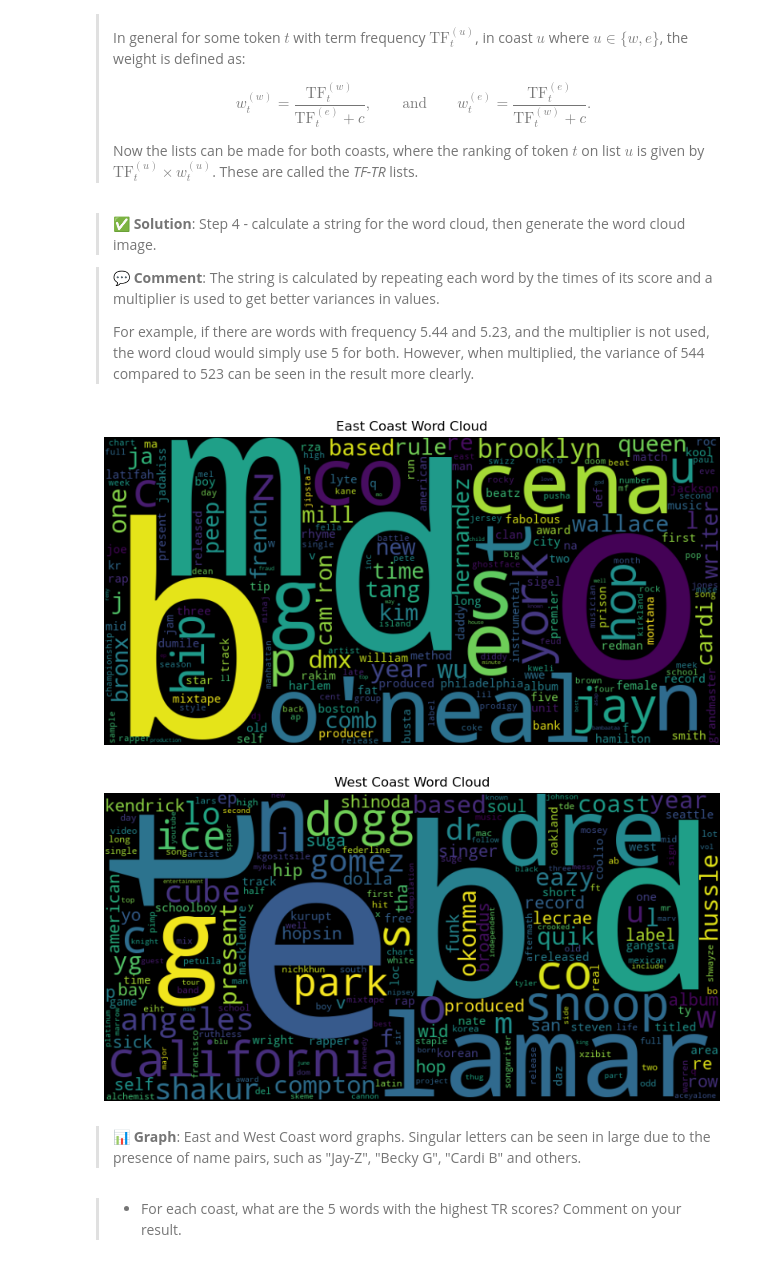
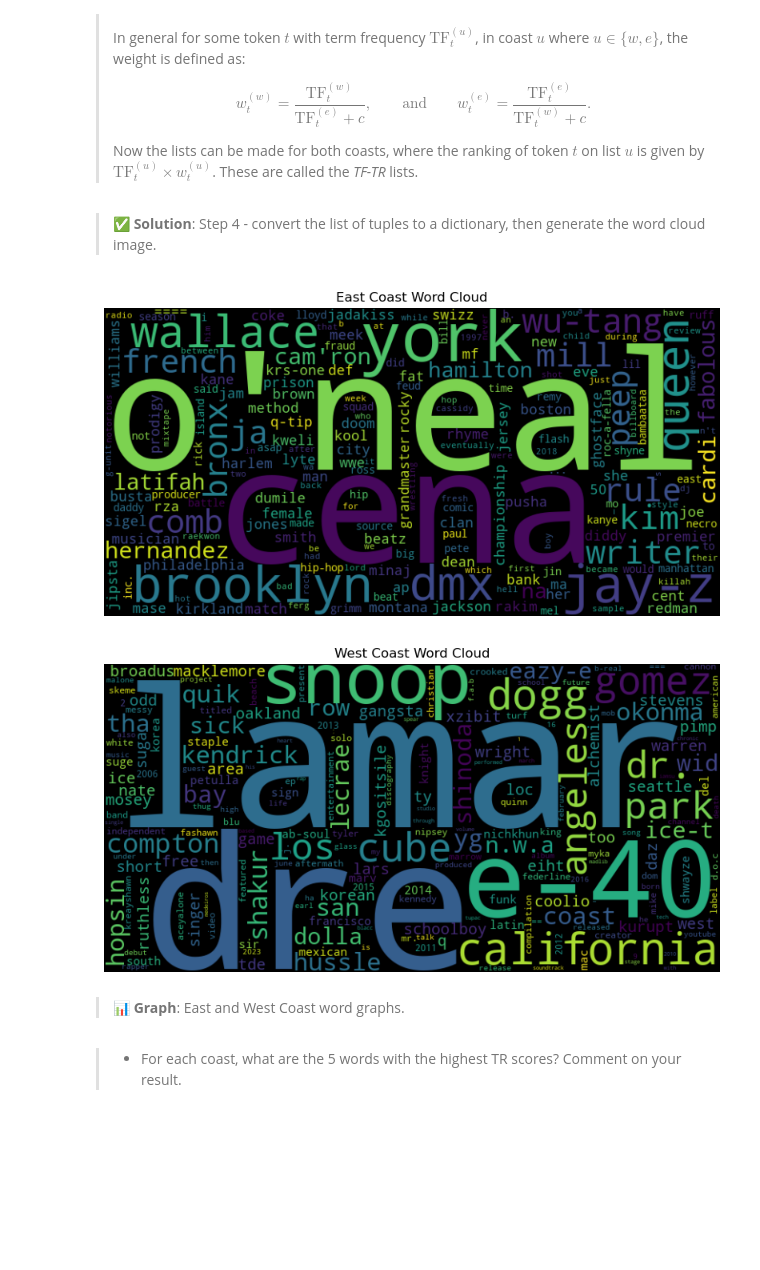
Before and after one commit to jereml99/socialgraphs2023, a Jupyter notebook: assignments/Assignment2.ipynb, the cells around one changed output. Saved outputs shown, nothing was run; the diff lists cells and outputs as text; code cells hidden in the pictures; blank space fills up the shorter version.

Commit message:
Assignment 2 Part 2 Task 4 refactor
No more single letters

```diff
--- a/assignments/Assignment2.ipynb
+++ b/assignments/Assignment2.ipynb
@@ -499,53 +499,33 @@ c = 0.0001
 # Create the TF-TR lists
 east_coast_tf_tr_list = process_tf_tr_list(east_coast_tf_list, west_coast_tf_list, c)
 west_coast_tf_tr_list = process_tf_tr_list(west_coast_tf_list, east_coast_tf_list, c)
-# %% [markdown]
-> **✅ Solution**: Step 4 - calculate a string for the word cloud, then generate the word cloud image.
-
-> **💬 Comment**: The string is calculated by repeating each word by the times of its score and a multiplier is used to get better variances in values.
->
-> For example, if there are words with frequency 5.44 and 5.23,
-> and the multiplier is not used, the word cloud would simply use 5 for both.
-> However, when multiplied, the variance of 544 compared to 523 can be seen in the result more clearly.
+# %% [markdown]
+> **✅ Solution**: Step 4 - convert the list of tuples to a dictionary, then generate the word cloud image.
 # %%
 import matplotlib.pyplot as plt
 from wordcloud import WordCloud
-import math
-
-multiplier = 100
-
-def generate_wordcloud_string(tf_tr_list):
-    wordcloud_string = ""
-
-    for word, score in tf_tr_list:
-        # Use the multiplier as described above
-        repeat_count = math.ceil(score * multiplier)
-
-        # Repeat each word by the times of its score
-        wordcloud_string += (word + " ") * repeat_count
-    return wordcloud_string
 
 def create_wordcloud(tf_tr_list, title):
-    # Get the word cloud string for the list
-    wordcloud_string = generate_wordcloud_string(tf_tr_list)
+    # Convert the list of tuples to a dictionary
+    word_freq_dict = {word: freq for word, freq in tf_tr_list}
 
     # Create the word cloud object.
     # We are not looking for word pairs here, so collocations = false disables that feature.
-    wordcloud = WordCloud(collocations=False, width=800, height=400).generate(wordcloud_string)
+    wordcloud = WordCloud(collocations=False, width=800, height=400).generate_from_frequencies(word_freq_dict)
 
     plt.figure(figsize=(10, 5))
     plt.imshow(wordcloud, interpolation="bilinear")
     plt.title(title)
     plt.axis('off')
 
 # Generate word clouds
 create_wordcloud(east_coast_tf_tr_list, "East Coast Word Cloud")
 create_wordcloud(west_coast_tf_tr_list, "West Coast Word Cloud")
 # %% [output]
-[figure, old version]
+[figure, new version]
-[figure, old version]
+[figure, new version]
-# %% [markdown]
-> **📊 Graph**: East and West Coast word graphs. Singular letters can be seen in large due to the presence of name pairs, such as "Jay-Z", "Becky G", "Cardi B" and others.
+# %% [markdown]
+> **📊 Graph**: East and West Coast word graphs.
 # %% [markdown]
 > * For each coast, what are the 5 words with the highest TR scores? Comment on your result.
 # %%
```
